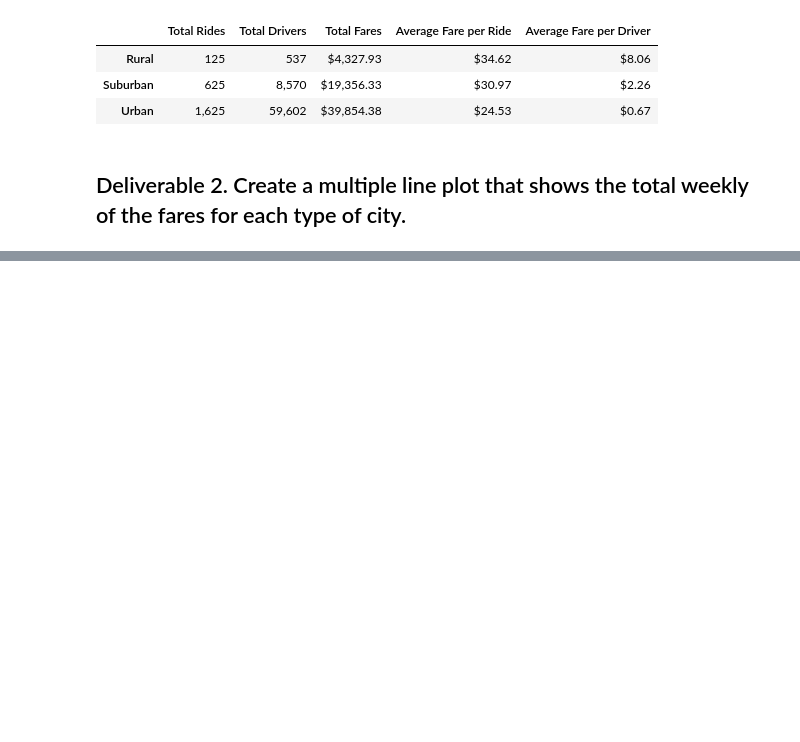
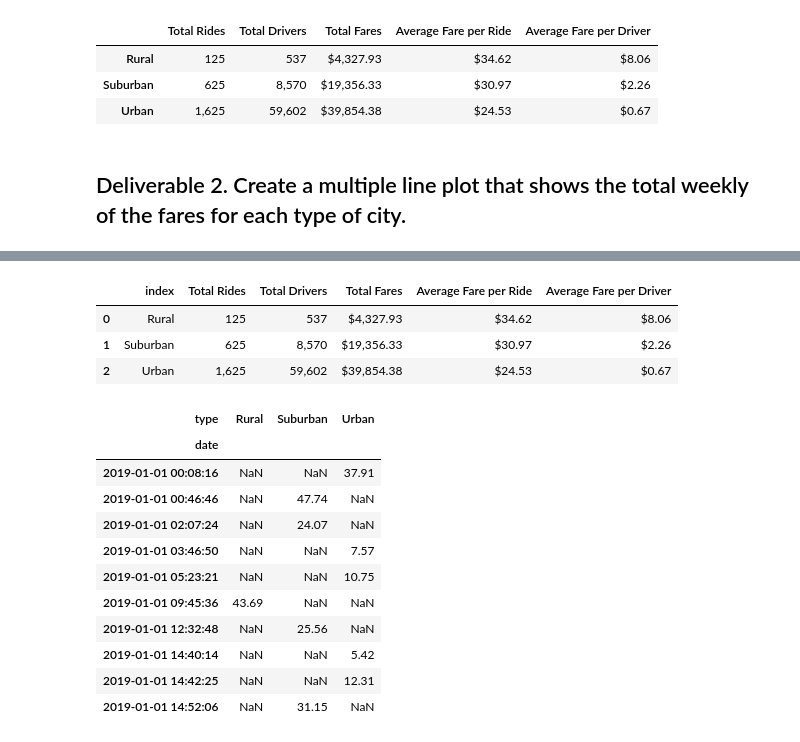
Before and after one commit to bromul/PyBer_Analysis, a Jupyter notebook: PyBer_Challenge.ipynb, the cells around one changed output, grey strips where cells are left out. Saved outputs shown, nothing was run; the diff lists cells and outputs as text; code cells hidden in the pictures; blank space fills up the shorter version.

```diff
--- a/PyBer_Challenge.ipynb
+++ b/PyBer_Challenge.ipynb
@@ -130,8 +148,29 @@ pyber_summary_df
 # %%
 # 3. Reset the index on the DataFrame you created in #1. This is needed to use the 'pivot()' function.
-# df = df.reset_index()
+pyber_summary_df = pyber_summary_df.reset_index()
+pyber_summary_df
+# %% [output]
+|  | index | Total Rides | Total Drivers | Total Fares | Average Fare per Ride | Average Fare per Driver |
+| 0 | Rural | 125 | 537 | $4,327.93 | $34.62 | $8.06 |
+| 1 | Suburban | 625 | 8,570 | $19,356.33 | $30.97 | $2.26 |
+| 2 | Urban | 1,625 | 59,602 | $39,854.38 | $24.53 | $0.67 |
 # %%
 # 4. Create a pivot table with the 'date' as the index, the columns ='type', and values='fare'
 # to get the total fares for each type of city by the date.
+pyber_pivot = pyber_data_df.pivot(index = 'date', columns = 'type', values = 'fare')
+pyber_pivot.head(10)
+# %% [output]
+| type | Rural | Suburban | Urban |
+| date |  |  |  |
+| 2019-01-01 00:08:16 | NaN | NaN | 37.91 |
+| 2019-01-01 00:46:46 | NaN | 47.74 | NaN |
+| 2019-01-01 02:07:24 | NaN | 24.07 | NaN |
+| 2019-01-01 03:46:50 | NaN | NaN | 7.57 |
+| 2019-01-01 05:23:21 | NaN | NaN | 10.75 |
+| 2019-01-01 09:45:36 | 43.69 | NaN | NaN |
+| 2019-01-01 12:32:48 | NaN | 25.56 | NaN |
+| 2019-01-01 14:40:14 | NaN | NaN | 5.42 |
+| 2019-01-01 14:42:25 | NaN | NaN | 12.31 |
+| 2019-01-01 14:52:06 | NaN | 31.15 | NaN |
 # %%
 # 5. Create a new DataFrame from the pivot table DataFrame using loc on the given dates, '2019-01-01':'2019-04-29'.
```
Also changed, not shown: parts of 9 cells of this notebook.
